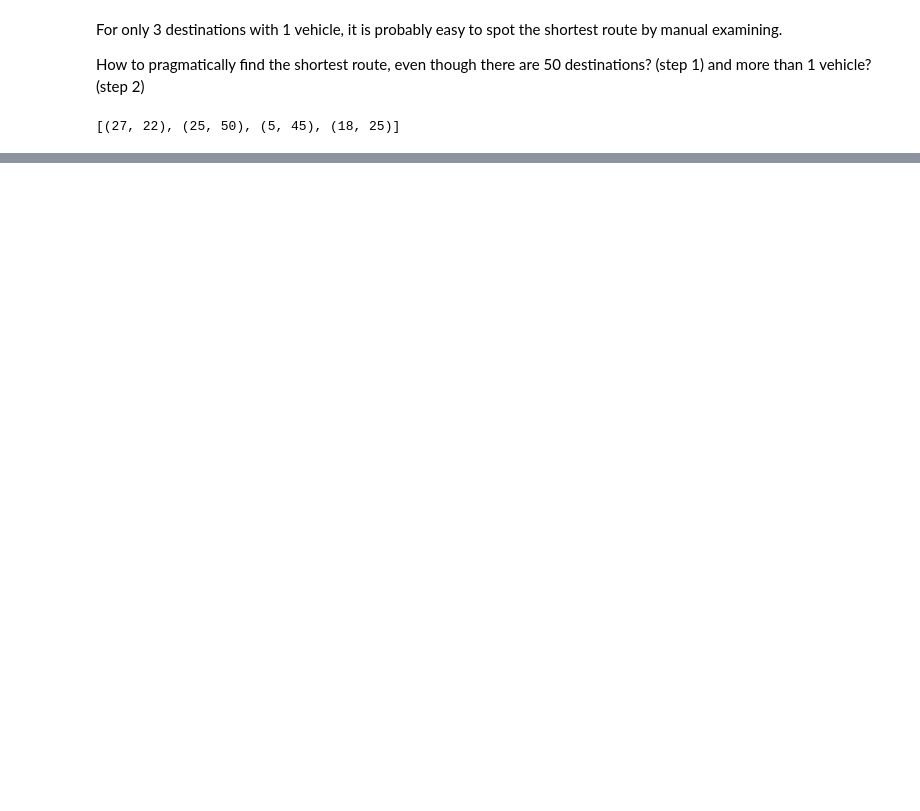
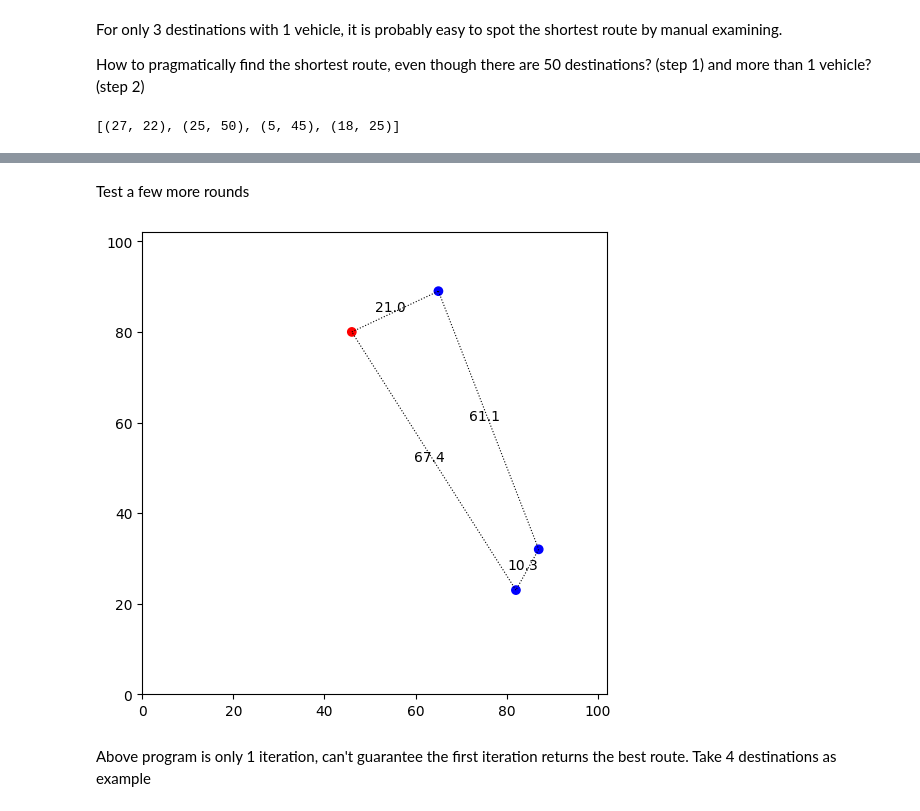
Before and after one commit to kellychin79/analysis_4, a Jupyter notebook: routing_with_xy_coordinates.ipynb, the cells around one changed output, grey strips where cells are left out. Drawn from its saved outputs; the diff is of its cells as text; code cells hidden in the pictures; blank space fills up the shorter version.

```diff
--- a/routing_with_xy_coordinates.ipynb
+++ b/routing_with_xy_coordinates.ipynb
@@ -64,3 +70,6 @@ print(y)
+# %%
+def find_x_y_coord(points):
+    return zip(*points)
 # %%
 d = ['1', '2']
 d.append('b')
@@ -104,3 +113,7 @@ points_combination
+# %%
+def find_all_paths(points):
+    a = combinations(points, 2)
+    return [i for i in a]
 # %%
 for point in points_combination:
     x_comb, y_comb = zip(*point)
@@ -224,0 +281,32 @@ total_dist
+# %% [markdown]
+Test a few more rounds
+# %%
+max_range = 100
+num_dest = 3
+
+points = generate_points(num_dest = num_dest, min_range = 0, max_range = max_range)
+
+point_x_coord, point_y_coord = find_x_y_coord(points)
+
+route, total_dist = find_best_route(points)
+
+route_3_dest = route_to_path(route)
+
+# plot
+fig, ax = plt.subplots(1, 2)
+
+# all possible paths
+make_graph(ax[0], find_all_paths(points), point_x_coord, point_y_coord,
+           x_max = max_range, x_min = 0,
+           y_max = max_range, y_min = 0,
+           num_dest = num_dest, type = 'all')
+
+# the best route
+make_graph(ax[1], route_3_dest, point_x_coord, point_y_coord,
+           x_max = max_range, x_min = 0,
+           y_max = max_range, y_min = 0,
+           num_dest = num_dest, type = 'best')
+# %% [output]
+[figure, added]
+# %% [markdown]
+Above program is only 1 iteration, can't guarantee the first iteration returns the best route. Take 4 destinations as example
```
Also changed, not shown: parts of 31 cells of this notebook, 2 other files.
